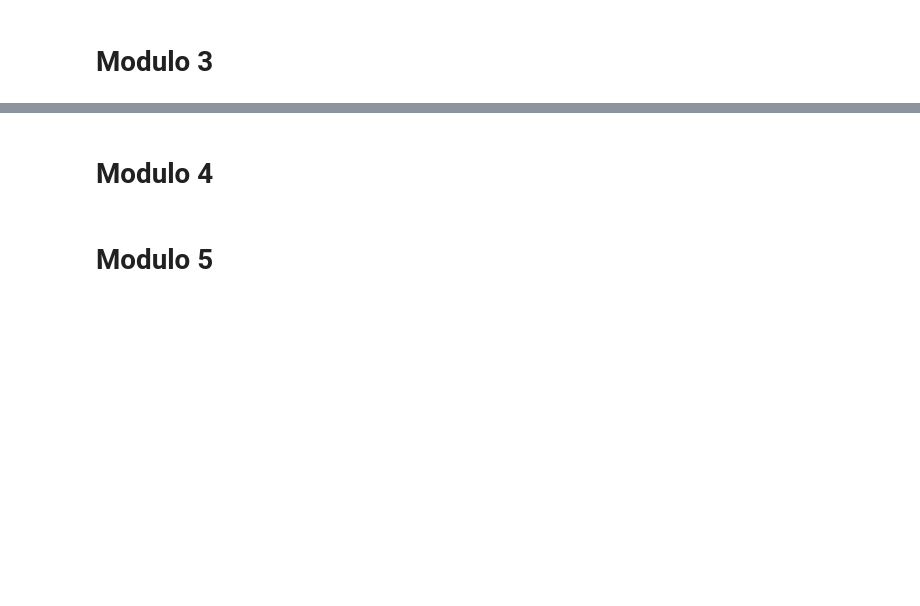
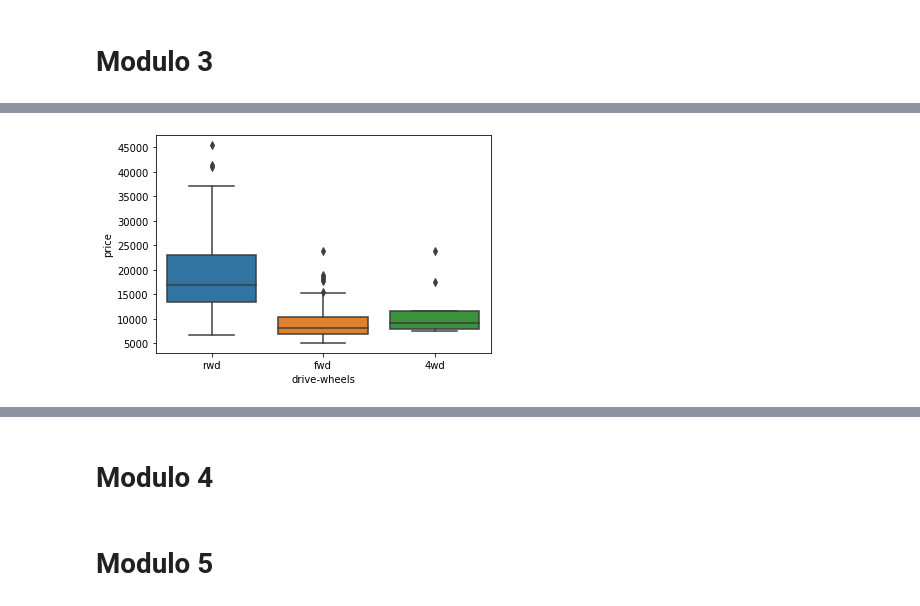
Before and after one commit to PosgradoMNA/actividades-de-aprendizaje-A01793108, a Jupyter notebook: IBM_DataAnalysisPython_A01793108.ipynb, the cells around one changed output, grey strips where cells are left out. Saved outputs shown, nothing was run; the diff lists cells and outputs as text; code cells hidden in the pictures; blank space fills up the shorter version.

```diff
--- a/IBM_DataAnalysisPython_A01793108.ipynb
+++ b/IBM_DataAnalysisPython_A01793108.ipynb
@@ -606,0 +617,10 @@ df.head()
+# %%
+filename = "https://cf-courses-data.s3.us.cloud-object-storage.appdomain.cloud/IBMDeveloperSkillsNetwork-DA0101EN-SkillsNetwork/labs/Data%20files/auto.csv"
+headers = ["symboling","normalized-losses","make","fuel-type","aspiration", "num-of-doors","body-style",
+         "drive-wheels","engine-location","wheel-base", "length","width","height","curb-weight","engine-type",
+         "num-of-cylinders", "engine-size","fuel-system","bore","stroke","compression-ratio","horsepower",
+         "peak-rpm","city-mpg","highway-mpg","price"]
+df = pd.read_csv(filename, names = headers)
+# %%
+df.replace("?", np.nan, inplace = True)
+df.head(10)
@@ -606,0 +676,9 @@ df.head()
+# %%
+df['drive-wheels'].value_counts()
+df['price'].replace(np.nan, inplace = True)
+df['price'] = df['price'].astype(int, copy = True)
+# %%
+sns.boxplot(x = 'drive-wheels', y = 'price', data = df)
+plt.show()
+# %% [output]
+[figure, added]
```
Also changed, not shown: parts of 26 cells of this notebook.
